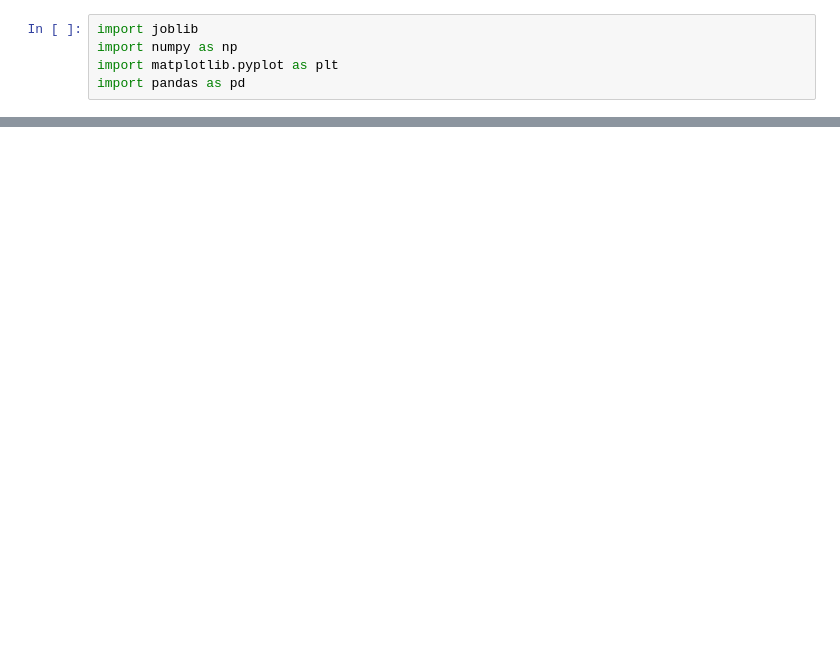
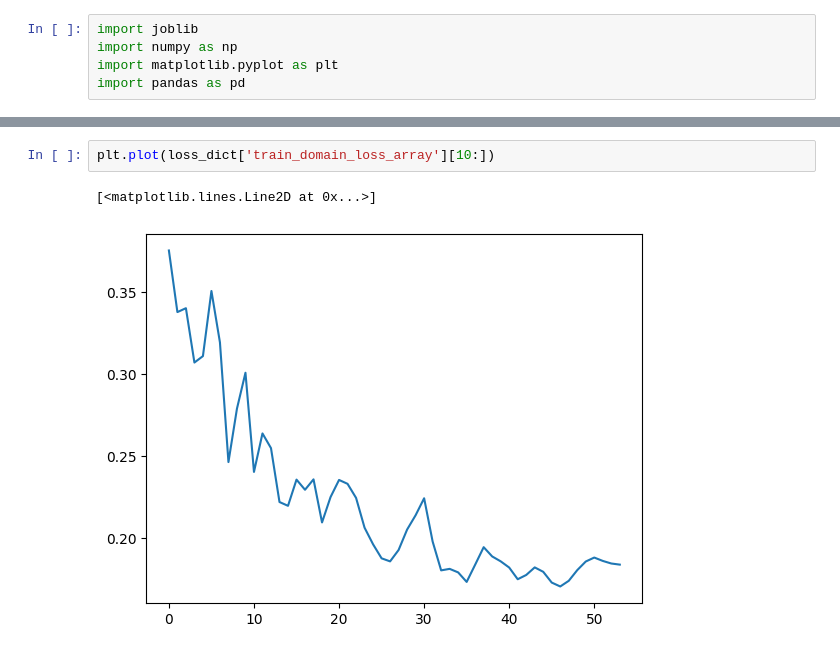
Before and after one commit to tangpan360/logwangwang, a Jupyter notebook: loss_plot.ipynb, the cells around one changed output, grey strips where cells are left out. Cells and saved outputs as stored; diff of their text form; blank space fills up the shorter version.

```diff
--- a/loss_plot.ipynb
+++ b/loss_plot.ipynb
@@ -51,0 +34,5 @@ loss_dict
+# %%
+plt.plot(loss_dict['train_domain_loss_array'][10:])
+# %% [output]
+[<matplotlib.lines.Line2D at 0x...>]
+[figure, added]
```
Also changed, not shown: parts of 8 cells of this notebook, 7 other files.
